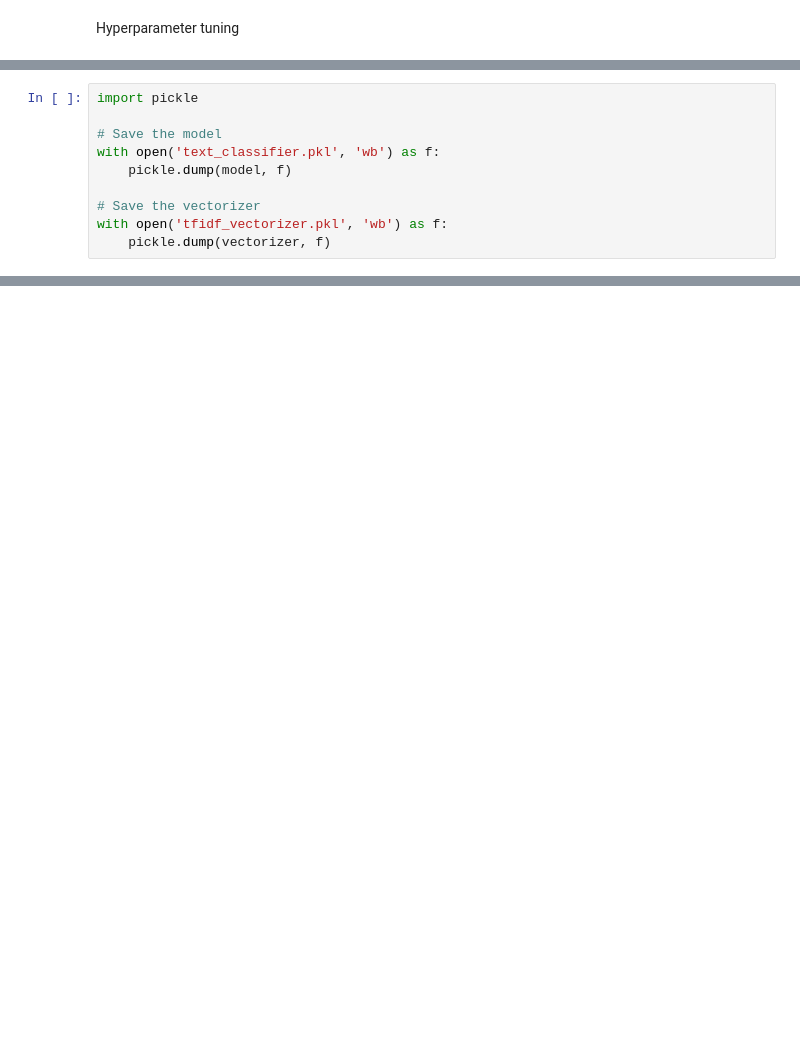
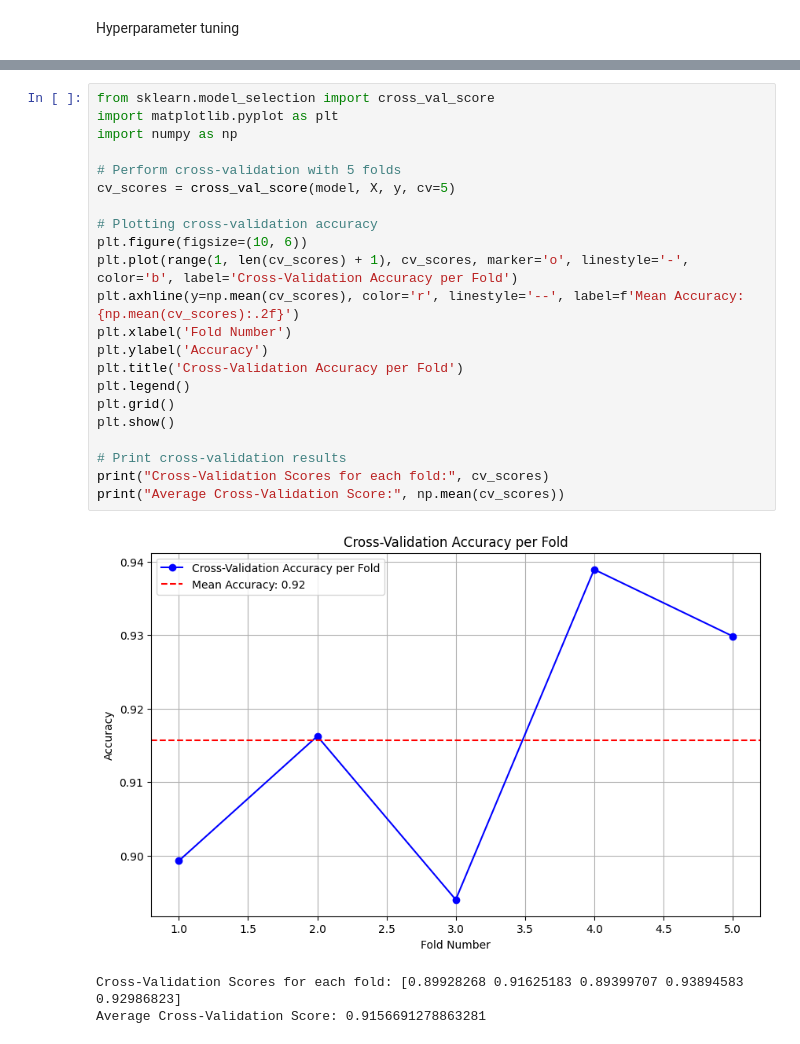
Before and after one commit to Cutie-tee/nlp_project, a Jupyter notebook: nlp_textclassification.ipynb, the cells around one changed output, grey strips where cells are left out. Cells and saved outputs as stored; diff of their text form; blank space fills up the shorter version.

```diff
--- a/nlp_textclassification.ipynb
+++ b/nlp_textclassification.ipynb
@@ -156,10 +208,0 @@ Save the model and vectorizer
-# %%
-import pickle
-
-# Save the model
-with open('text_classifier.pkl', 'wb') as f:
-    pickle.dump(model, f)
-
-# Save the vectorizer
-with open('tfidf_vectorizer.pkl', 'wb') as f:
-    pickle.dump(vectorizer, f)
@@ -165,0 +247,26 @@ with open('tfidf_vectorizer.pkl', 'wb') as f:
+# %%
+from sklearn.model_selection import cross_val_score
+import matplotlib.pyplot as plt
+import numpy as np
+
+# Perform cross-validation with 5 folds
+cv_scores = cross_val_score(model, X, y, cv=5)
+
+# Plotting cross-validation accuracy
+plt.figure(figsize=(10, 6))
+plt.plot(range(1, len(cv_scores) + 1), cv_scores, marker='o', linestyle='-', color='b', label='Cross-Validation Accuracy per Fold')
+plt.axhline(y=np.mean(cv_scores), color='r', linestyle='--', label=f'Mean Accuracy: {np.mean(cv_scores):.2f}')
+plt.xlabel('Fold Number')
+plt.ylabel('Accuracy')
+plt.title('Cross-Validation Accuracy per Fold')
+plt.legend()
+plt.grid()
+plt.show()
+
+# Print cross-validation results
+print("Cross-Validation Scores for each fold:", cv_scores)
+print("Average Cross-Validation Score:", np.mean(cv_scores))
+# %% [output]
+[figure, added]
+Cross-Validation Scores for each fold: [0.89928268 0.91625183 0.89399707 0.93894583 0.92986823]
+Average Cross-Validation Score: 0.9156691278863281
```
Also changed, not shown: parts of 15 cells of this notebook.
